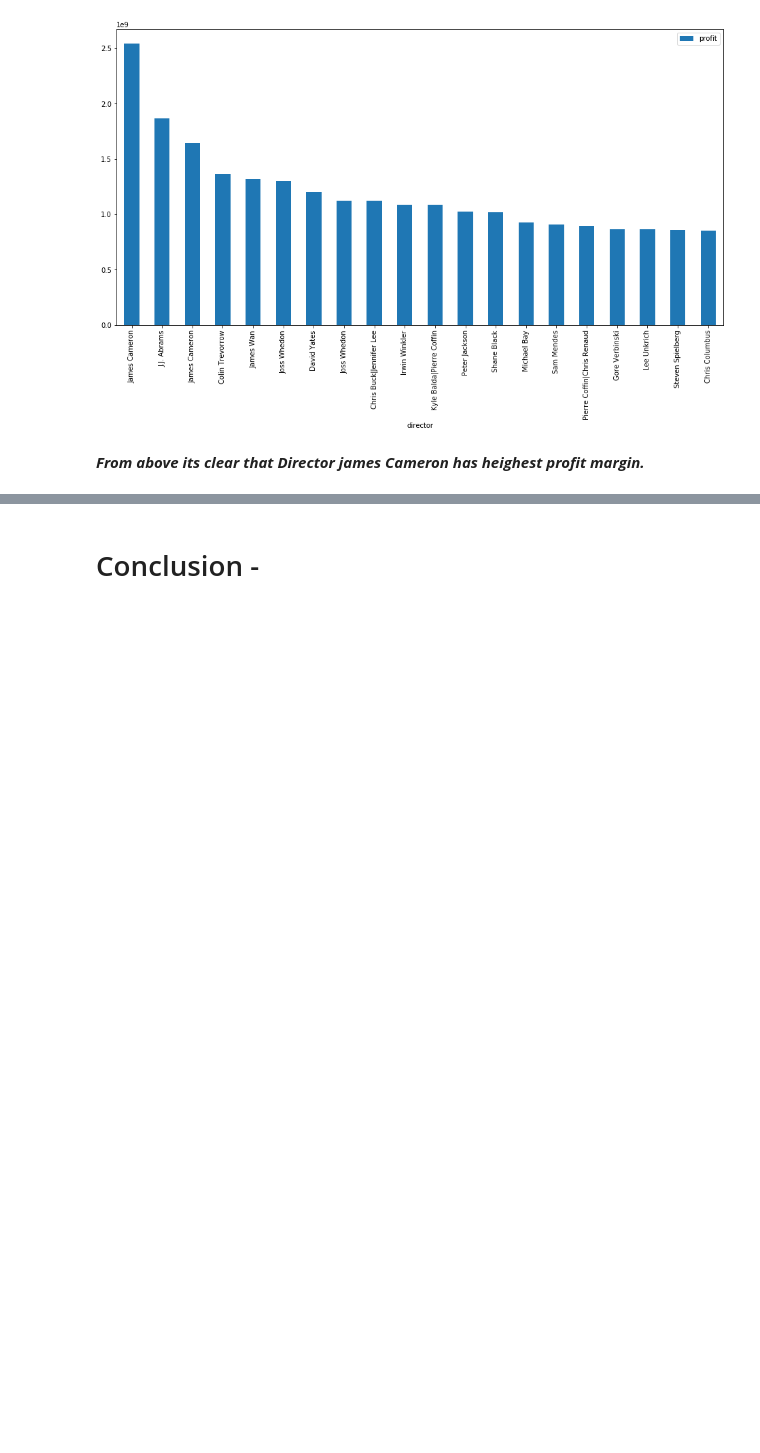
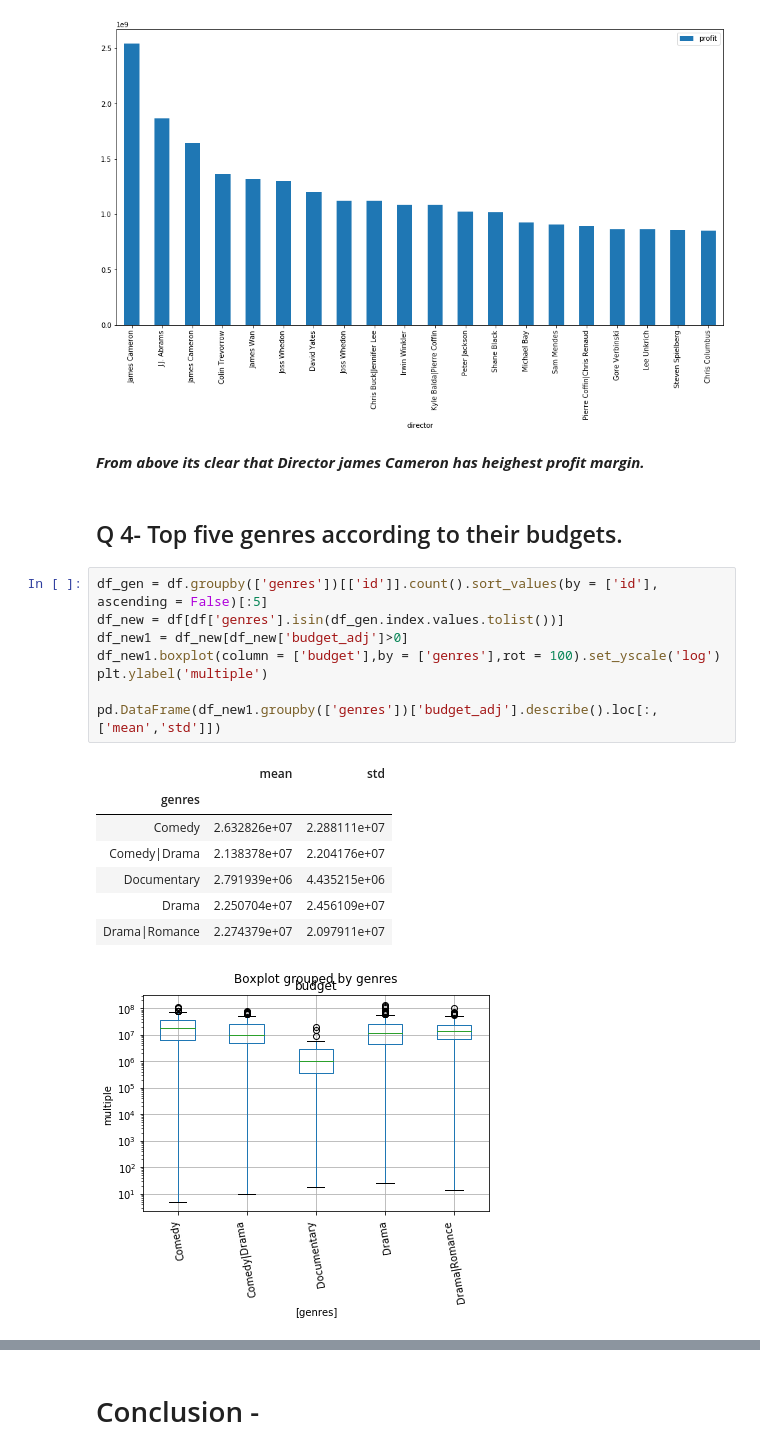
Before and after one commit to ashwanisng/IMDB-Data-Analysis, a Jupyter notebook: Investigate a DataSet(TMDB Movie Data).ipynb, the cells around one changed output, grey strips where cells are left out. Cells and saved outputs as stored; diff of their text form; blank space fills up the shorter version.

Commit message:
few more data visualized and showed them with diffrent graphs

```diff
--- a/Investigate a DataSet(TMDB Movie Data).ipynb
+++ b/Investigate a DataSet(TMDB Movie Data).ipynb
@@ -291,3 +314,22 @@ data[:20].plot(x ='director', y ='profit', kind = 'bar', figsize = (16,8) )
 [figure]
 # %% [markdown]
 ***From above its clear that Director james Cameron has heighest profit margin.***
+# %% [markdown]
+## Q 4- Top five genres according to their budgets.
+# %%
+df_gen = df.groupby(['genres'])[['id']].count().sort_values(by = ['id'], ascending = False)[:5]
+df_new = df[df['genres'].isin(df_gen.index.values.tolist())]
+df_new1 = df_new[df_new['budget_adj']>0]
+df_new1.boxplot(column = ['budget'],by = ['genres'],rot = 100).set_yscale('log')
+plt.ylabel('multiple')
+
+pd.DataFrame(df_new1.groupby(['genres'])['budget_adj'].describe().loc[:,['mean','std']])
+# %% [output]
+|  | mean | std |
+| genres |  |  |
+| Comedy | 2.632826e+07 | 2.288111e+07 |
+| Comedy|Drama | 2.138378e+07 | 2.204176e+07 |
+| Documentary | 2.791939e+06 | 4.435215e+06 |
+| Drama | 2.250704e+07 | 2.456109e+07 |
+| Drama|Romance | 2.274379e+07 | 2.097911e+07 |
+[figure, added]
```
Also changed, not shown: parts of 11 cells of this notebook.
